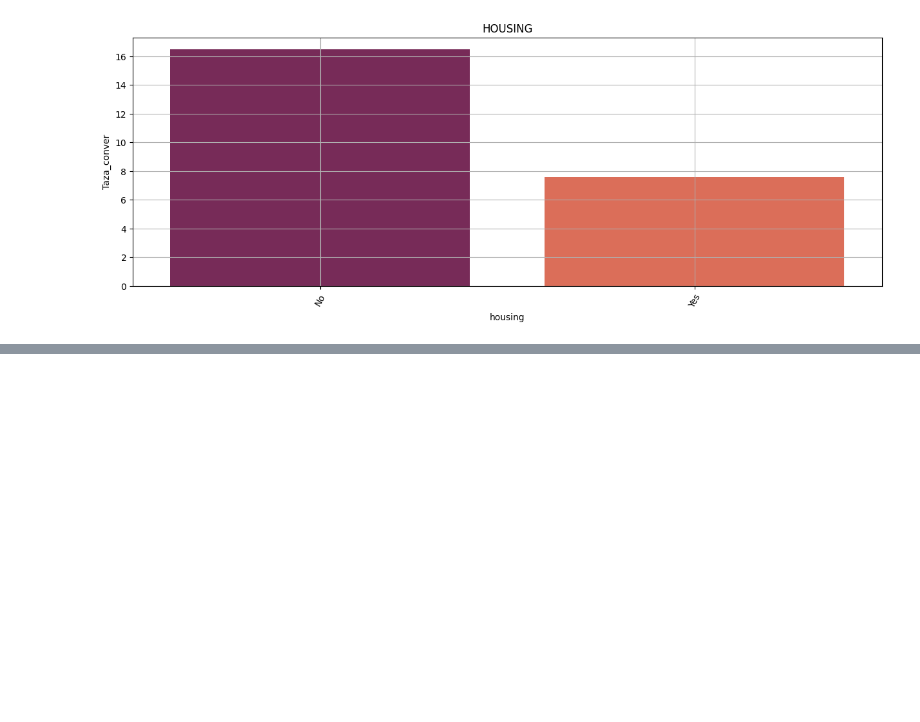
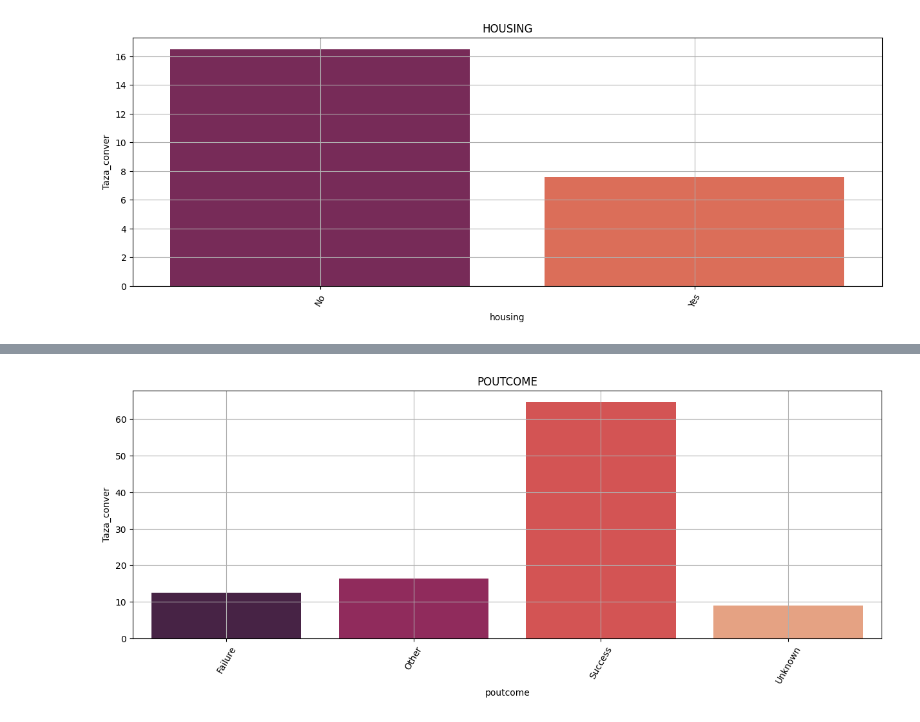
Before and after one commit to ElfenCamii/bootcamp_analisis_de_Datos, a Jupyter notebook: unidad_5/04_analisis_exploratorio.ipynb, the cells around one changed output, grey strips where cells are left out. Drawn from its saved outputs; the diff is of its cells as text; code cells hidden in the pictures; blank space fills up the shorter version.

```diff
--- a/unidad_5/04_analisis_exploratorio.ipynb
+++ b/unidad_5/04_analisis_exploratorio.ipynb
@@ -358,0 +364,5 @@ grafica_barras('housing')
+# %%
+# Poutcome
+grafica_barras('poutcome')
+# %% [output]
+[figure, added]
```
Also changed, not shown: parts of 13 cells of this notebook.
